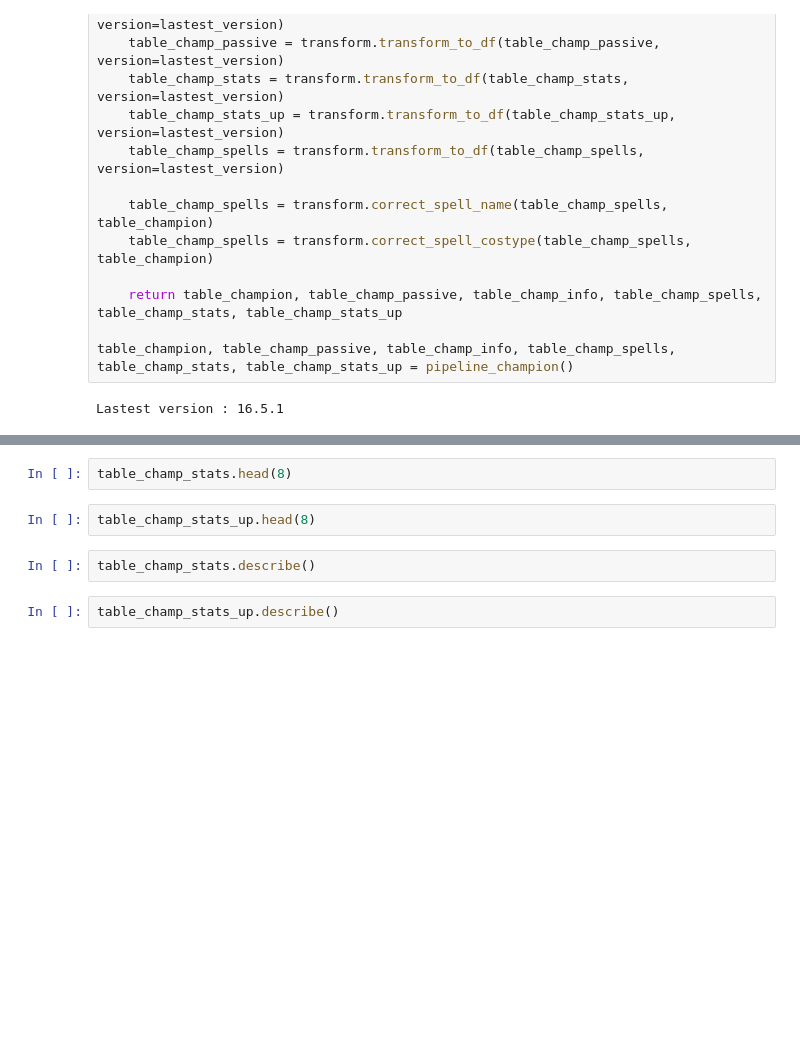
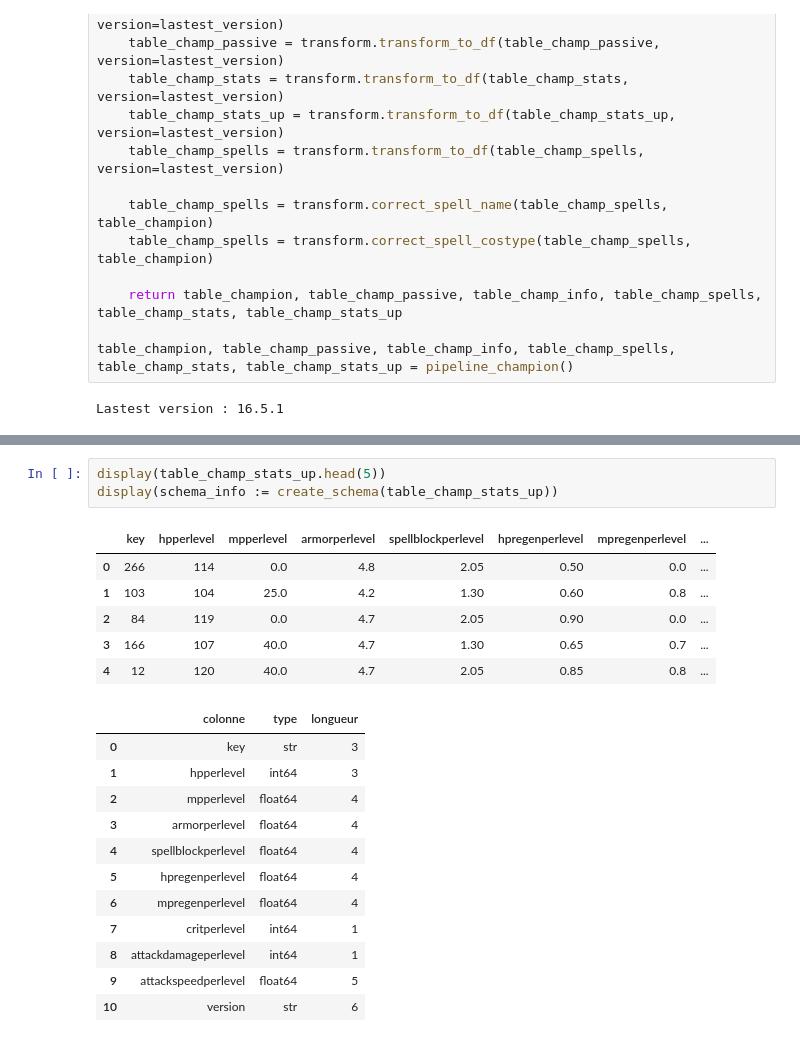
Before and after one commit to NajimDja/League-of-Legends, a Jupyter notebook: notebook/champion.ipynb, the cells around one changed output, grey strips where cells are left out. Drawn from its saved outputs; the diff is of its cells as text; blank space fills up the shorter version.

```diff
--- a/notebook/champion.ipynb
+++ b/notebook/champion.ipynb
@@ -386,8 +372,22 @@ table_champ_passive.head(8)
 # %%
-table_champ_stats.head(8)
+display(table_champ_stats_up.head(5))
+display(schema_info := create_schema(table_champ_stats_up))
+# %% [output]
+|  | key | hpperlevel | mpperlevel | armorperlevel | spellblockperlevel | hpregenperlevel | mpregenperlevel | ... |
+| 0 | 266 | 114 | 0.0 | 4.8 | 2.05 | 0.50 | 0.0 | ... |
+| 1 | 103 | 104 | 25.0 | 4.2 | 1.30 | 0.60 | 0.8 | ... |
+| 2 | 84 | 119 | 0.0 | 4.7 | 2.05 | 0.90 | 0.0 | ... |
+| 3 | 166 | 107 | 40.0 | 4.7 | 1.30 | 0.65 | 0.7 | ... |
+| 4 | 12 | 120 | 40.0 | 4.7 | 2.05 | 0.85 | 0.8 | ... |
+|  | colonne | type | longueur |
+| 0 | key | str | 3 |
+| 1 | hpperlevel | int64 | 3 |
+| 2 | mpperlevel | float64 | 4 |
+| 3 | armorperlevel | float64 | 4 |
+| 4 | spellblockperlevel | float64 | 4 |
+| 5 | hpregenperlevel | float64 | 4 |
+| 6 | mpregenperlevel | float64 | 4 |
+| 7 | critperlevel | int64 | 1 |
+| 8 | attackdamageperlevel | int64 | 1 |
+| 9 | attackspeedperlevel | float64 | 5 |
+| 10 | version | str | 6 |
-# %%
-table_champ_stats_up.head(8)
-# %%
-table_champ_stats.describe()
-# %%
-table_champ_stats_up.describe()
```
Also changed, not shown: parts of 10 cells of this notebook, 1 other file.
